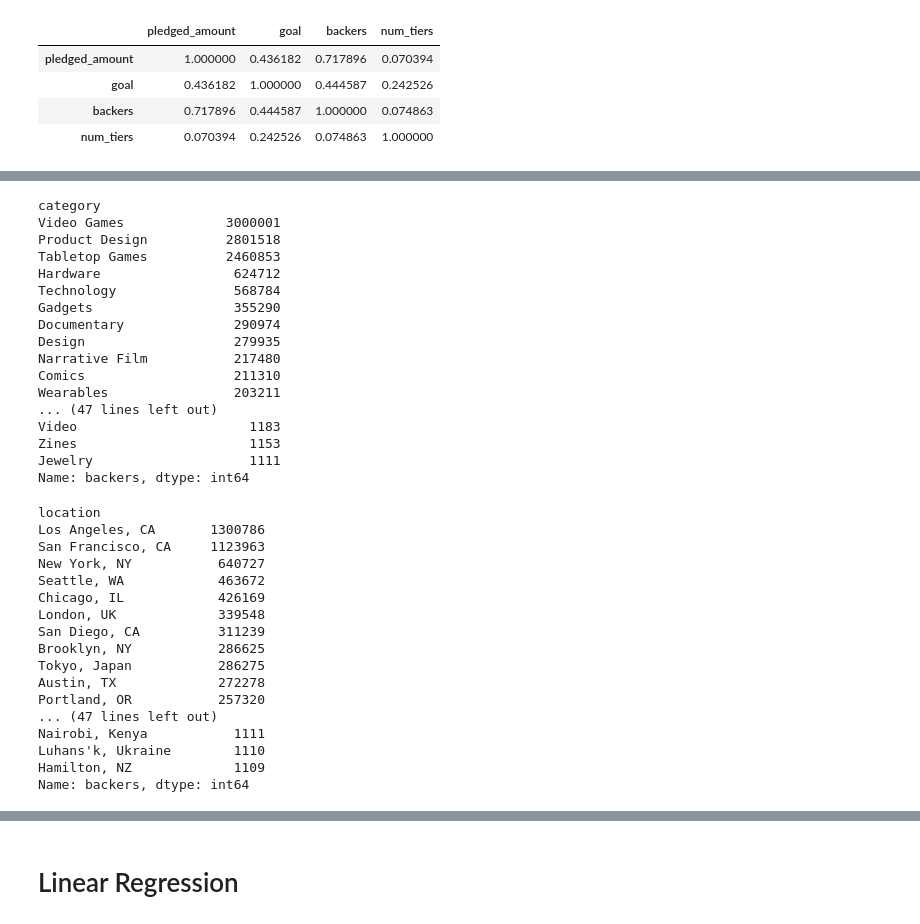
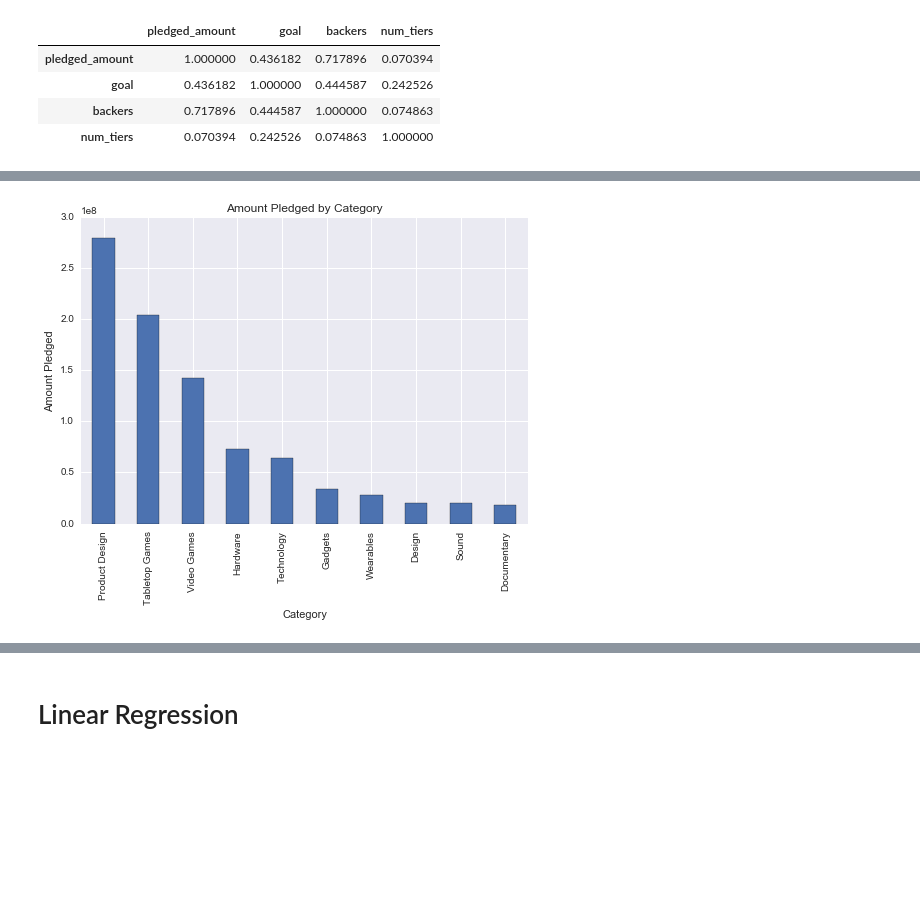
Before and after one commit to babyfacebrian/Kickstarter-Data-Analysis, a Jupyter notebook: Exploratory Analysis & Linear Regression.ipynb, the cells around one changed output, grey strips where cells are left out. Cells and saved outputs as stored; diff of their text form; code cells hidden in the pictures; blank space fills up the shorter version.

```diff
--- a/Exploratory Analysis & Linear Regression.ipynb
+++ b/Exploratory Analysis & Linear Regression.ipynb
@@ -166,50 +90,14 @@ Name: pledged_amount, dtype: float64
-# %%
-kick_data["category"].value_counts().head(10)
-kick_data.sort_values(by='backers', ascending=0)
-
-# Total backers based on category.
-pledged = kick_data['backers'].groupby(kick_data['category'])
-pledged.sum().sort_values(ascending=0)
-# %% [output]
-category
-Video Games             3000001
-Product Design          2801518
-Tabletop Games          2460853
-Hardware                 624712
-Technology               568784
-Gadgets                  355290
-Documentary              290974
-Design                   279935
-Narrative Film           217480
-Comics                   211310
-Wearables                203211
-... (47 lines left out)
-Video                      1183
-Zines                      1153
-Jewelry                    1111
-Name: backers, dtype: int64
-# %%
-kick_data["location"].value_counts().head(10)
-kick_data.sort_values(by='backers', ascending=0)
-
-#Total $ amount pledged sorted by location.
-locations = kick_data['backers'].groupby(kick_data['location'])
-locations.sum().sort_values(ascending=0)
-# %% [output]
-location
-Los Angeles, CA       1300786
-San Francisco, CA     1123963
-New York, NY           640727
-Seattle, WA            463672
-Chicago, IL            426169
-London, UK             339548
-San Diego, CA          311239
-Brooklyn, NY           286625
-Tokyo, Japan           286275
-Austin, TX             272278
-Portland, OR           257320
-... (47 lines left out)
-Nairobi, Kenya           1111
-Luhans'k, Ukraine        1110
-Hamilton, NZ             1109
-Name: backers, dtype: int64
+# %%
+#Total $ amount pledged by category.
+
+amt_pledged = kick_data['pledged_amount'].groupby(kick_data['category'])
+pledged = amt_pledged.sum().sort_values(ascending=0)[0:10]
+
+
+ax = pledged.plot(kind="bar")
+ax.set_title("Amount Pledged by Category")
+ax.set_ylabel("Amount Pledged")
+ax.set_xlabel("Category")
+vals = ax.get_yticks()
+# %% [output]
+[figure, added]
```
Also changed, not shown: parts of 25 cells of this notebook, 2 other files.
